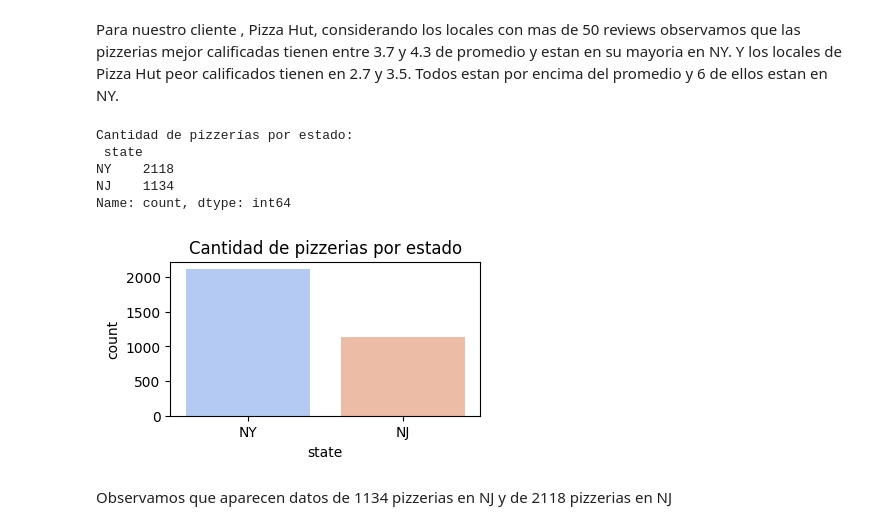
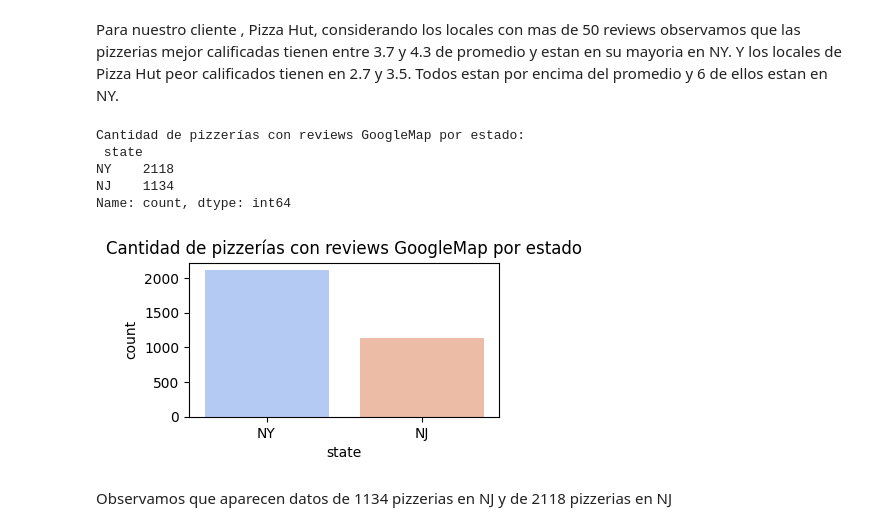
Before and after one commit to victoriariso/Henry_DS_ProyectoFinal, a Jupyter notebook: EDA.ipynb, the cells around one changed output. Drawn from its saved outputs; the diff is of its cells as text; code cells hidden in the pictures.

```diff
--- a/EDA.ipynb
+++ b/EDA.ipynb
@@ -174,21 +174,21 @@ Para nuestro cliente , Pizza Hut, considerando los locales con mas de 50 reviews
 # %%
 # Contar el número de pizzerías por estado
 state_counts = df_gm_pizza_NJNY['state'].value_counts()
 
 # Imprimir
-print("Cantidad de pizzerías por estado:\n", state_counts)
+print("Cantidad de pizzerías con reviews GoogleMap por estado:\n", state_counts)
 
 plt.figure(figsize=(4,2))
 sns.countplot(data=df_gm_pizza_NJNY, x="state", palette="coolwarm")
-plt.title("Cantidad de pizzerias por estado")
+plt.title("Cantidad de pizzerías con reviews GoogleMap por estado")
 plt.show()
 # %% [output]
-Cantidad de pizzerías por estado:
+Cantidad de pizzerías con reviews GoogleMap por estado:
  state
 NY    2118
 NJ    1134
 Name: count, dtype: int64
-[figure, old version]
+[figure, new version]
 # %% [markdown]
 Observamos que aparecen datos de 1134 pizzerias en NJ y de 2118 pizzerias en NJ
 # %% [markdown]
```
Also changed, not shown: parts of 34 cells of this notebook, 6 other files.
